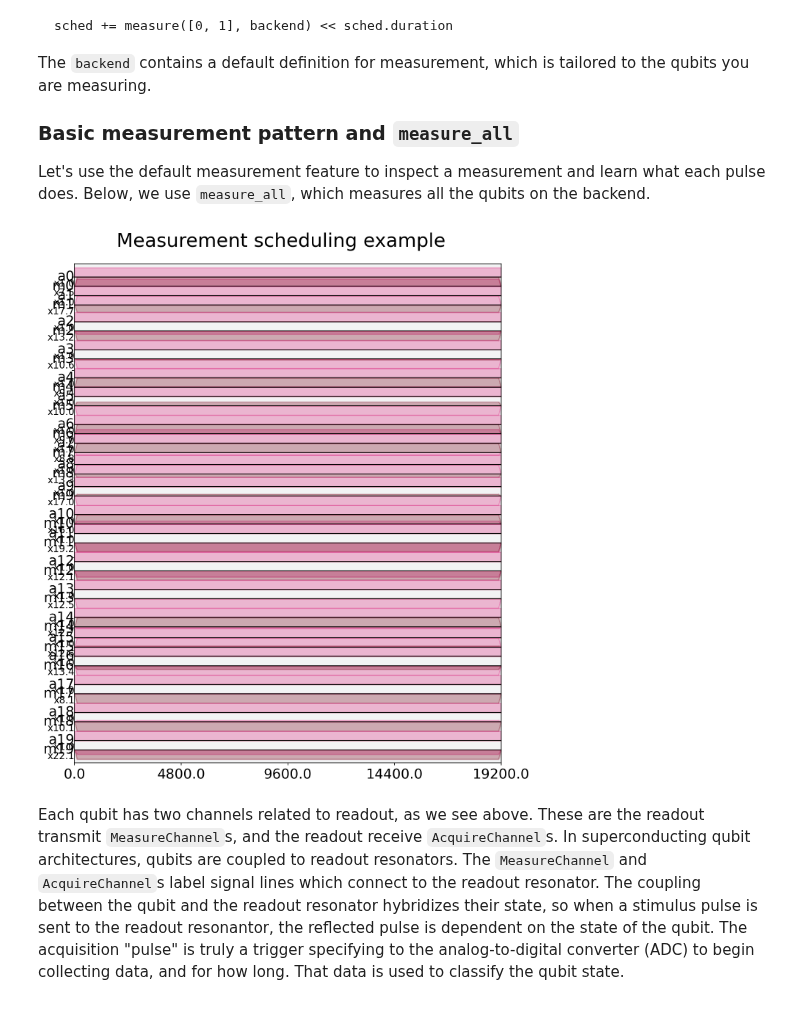
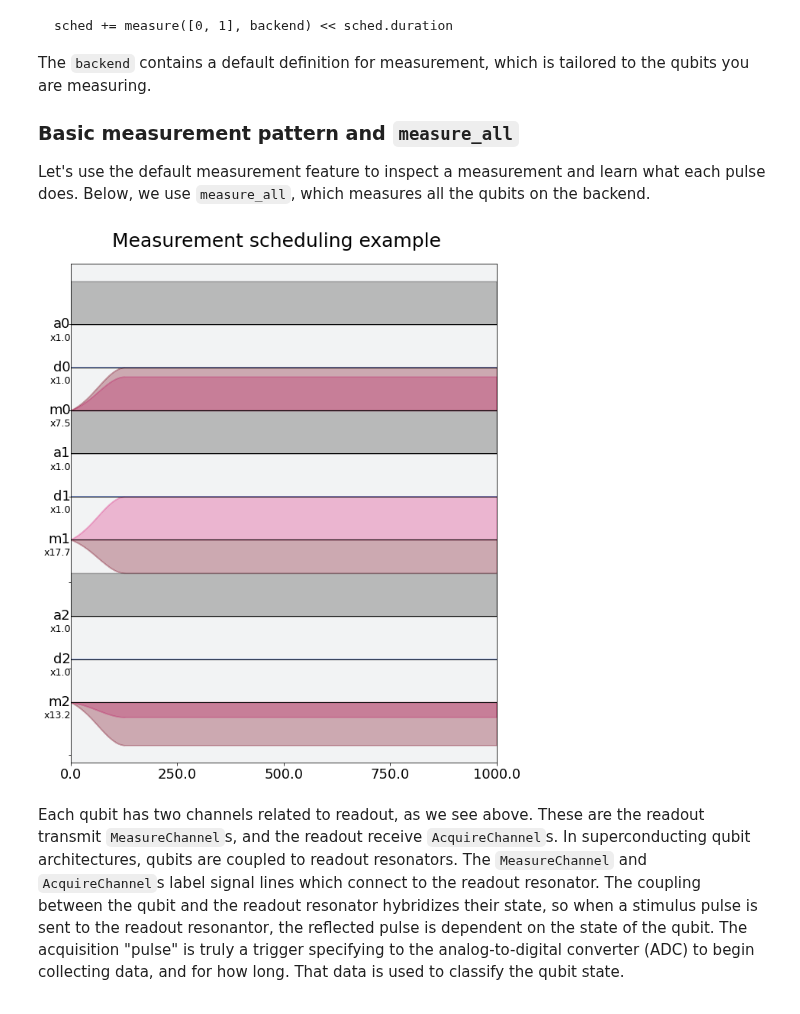
Before and after one commit to Qiskit/qiskit-tutorials, a Jupyter notebook: tutorials/pulse/4_adding_measurements.ipynb, the cells around one changed output. Cells and saved outputs as stored; diff of their text form; code cells hidden in the pictures.

```diff
--- a/tutorials/pulse/4_adding_measurements.ipynb
+++ b/tutorials/pulse/4_adding_measurements.ipynb
@@ -29,10 +29,13 @@ backend = FakeAlmaden()
 # %%
 sched = Schedule(name="Measurement scheduling example")
 sched += measure_all(backend)
 
-sched.draw()
+# For clarity, plot a subset of the channels
+sched.draw(plot_range=[0, 1000],
+           channels=[chan(i) for chan in [DriveChannel, MeasureChannel, AcquireChannel]
+                             for i in range(3)])
 # %% [output]
-[figure, old version]
+[figure, new version]
 # %% [markdown]
 Each qubit has two channels related to readout, as we see above. These are the readout transmit `MeasureChannel`s, and the readout receive `AcquireChannel`s. In superconducting qubit architectures, qubits are coupled to readout resonators. The `MeasureChannel` and `AcquireChannel`s label signal lines which connect to the readout resonator. The coupling between the qubit and the readout resonator hybridizes their state, so when a stimulus pulse is sent to the readout resonantor, the reflected pulse is dependent on the state of the qubit. The acquisition "pulse" is truly a trigger specifying to the analog-to-digital converter (ADC) to begin collecting data, and for how long. That data is used to classify the qubit state.
 
```
Also changed, not shown: parts of 4 cells of this notebook, 5 other files.
